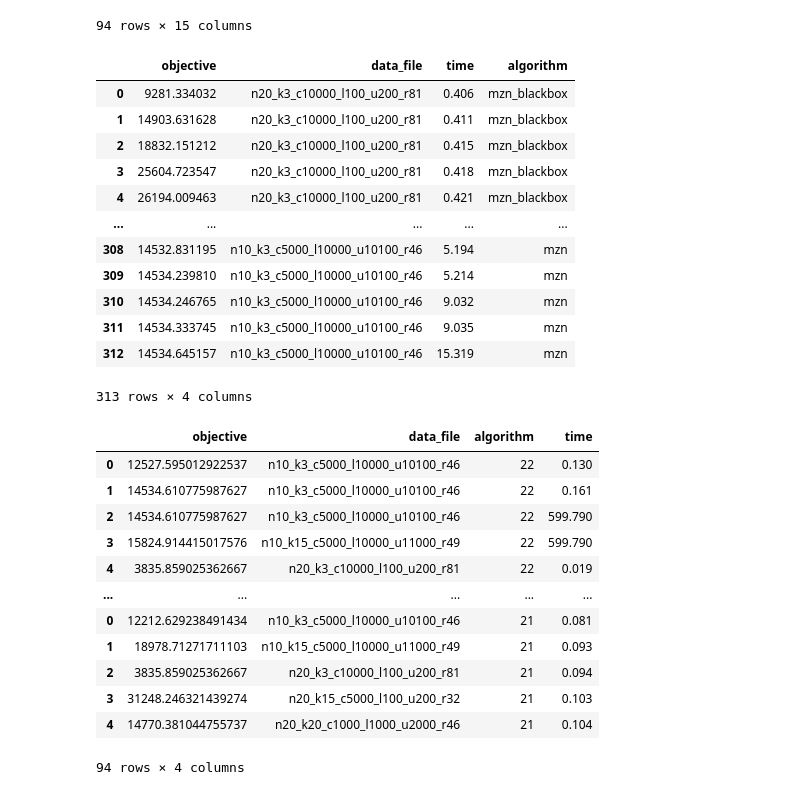
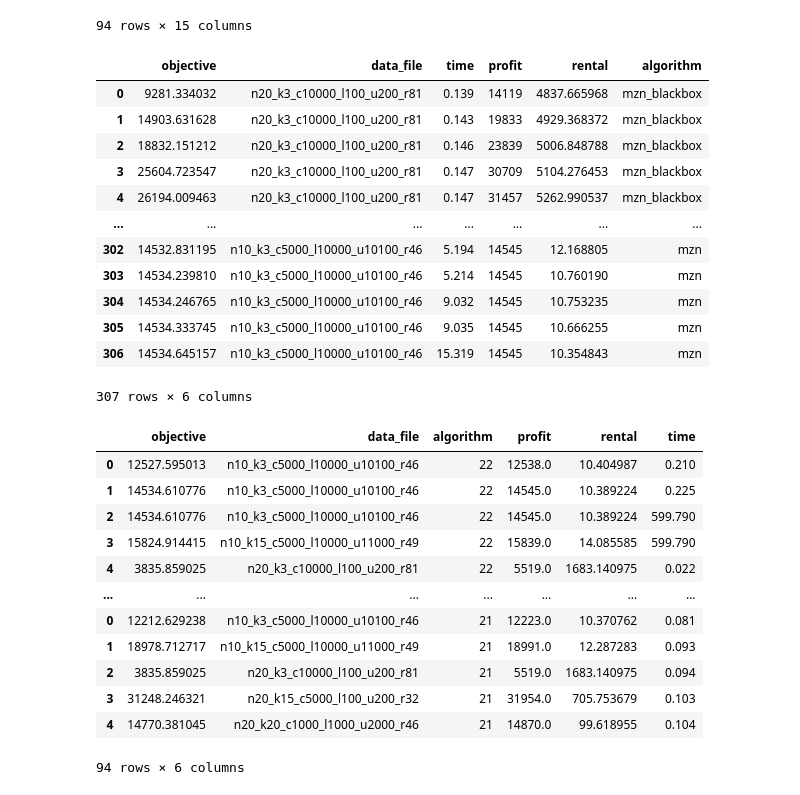
Before and after one commit to kieronqtran/minizinc_blackbox_examples, a Jupyter notebook: benchmark/results/normalise_results.ipynb, the cells around one changed output. Drawn from its saved outputs; the diff is of its cells as text; code cells hidden in the pictures.

```diff
--- a/benchmark/results/normalise_results.ipynb
+++ b/benchmark/results/normalise_results.ipynb
@@ -10,7 +10,6 @@ def load_file(path):
   with open(path, "r") as f:
     return yaml.load(f, Loader=yaml.FullLoader)
 
-
 dir_files = os.path.join(os.path.dirname(os.path.abspath("__file__")), "minizinc")
 files = os.listdir(dir_files)
 sols = [load_file(Path(dir_files,  f)) for f in files if f.endswith("_sol.yml")]
@@ -20,12 +19,15 @@ for i in range(len(sols)):
   for j in range(len(sols[i])):
     if 'solution' in sols[i][j]:
       minizinc.append({
-        'travellingPlan': np.where(np.array(sols[i][j]['solution']['order']))[0].tolist(),
+        'travellingPlan': sols[i][j]['solution']['order'],
         'pickupPlan': np.where(np.array(sols[i][j]['solution']['chosen']))[0].tolist(),
         'model': sols[i][j]['model'],
         'data_file': sols[i][j]['data_file'],
         'time': sols[i][j]['time'],
         'orgin_objective': sols[i][j]['solution']['objective'],
+        'profit': sols[i][j]['solution']['profit'],
+        'rental': sols[i][j]['solution']['rental'],
+        'total_travel_time': sols[i][j]['solution'].get('total_travel_time', sols[i][j]['solution']['rental']),
       })
 minizinc = pd.DataFrame(minizinc)
 minizinc['data_file'] = minizinc['data_file'].apply(lambda x: x.split('/')[-1])
@@ -162,43 +170,53 @@ localsearch
 | 4 | minizinc_n20_k20_c1000_l1000_u200... | 21 | 127.0 | 873.0 | 14870.0 | 4031 | ... |
 94 rows × 15 columns
 # %%
-mzn = minizinc[['orgin_objective', 'data_file', 'model', 'time', 'is_blackbox']].copy()
+mzn = minizinc[['orgin_objective', 'data_file', 'model', 'time', 'profit', 'total_travel_time', 'is_blackbox']].copy()
 mzn['algorithm'] = mzn['is_blackbox'].apply(lambda x: 'mzn' + ('_blackbox' if x else ''))
 mzn['data_file'] = mzn['data_file'].apply(lambda x: x.rstrip('.dzn'))
-mzn = mzn.rename(columns={'orgin_objective': 'objective'})
+mzn = mzn.rename(columns={'orgin_objective': 'objective', 'total_travel_time': 'rental'})
 mzn = mzn.drop(columns=['is_blackbox', 'model'])
 mzn
 # %% [output]
-|  | objective | data_file | time | algorithm |
-| 0 | 9281.334032 | n20_k3_c10000_l100_u200_r81 | 0.406 | mzn_blackbox |
-| 1 | 14903.631628 | n20_k3_c10000_l100_u200_r81 | 0.411 | mzn_blackbox |
-| 2 | 18832.151212 | n20_k3_c10000_l100_u200_r81 | 0.415 | mzn_blackbox |
-| 3 | 25604.723547 | n20_k3_c10000_l100_u200_r81 | 0.418 | mzn_blackbox |
-| 4 | 26194.009463 | n20_k3_c10000_l100_u200_r81 | 0.421 | mzn_blackbox |
-| ... | ... | ... | ... | ... |
-| 308 | 14532.831195 | n10_k3_c5000_l10000_u10100_r46 | 5.194 | mzn |
-| 309 | 14534.239810 | n10_k3_c5000_l10000_u10100_r46 | 5.214 | mzn |
-| 310 | 14534.246765 | n10_k3_c5000_l10000_u10100_r46 | 9.032 | mzn |
-| 311 | 14534.333745 | n10_k3_c5000_l10000_u10100_r46 | 9.035 | mzn |
-| 312 | 14534.645157 | n10_k3_c5000_l10000_u10100_r46 | 15.319 | mzn |
+|  | objective | data_file | time | profit | rental | algorithm |
+| 0 | 9281.334032 | n20_k3_c10000_l100_u200_r81 | 0.139 | 14119 | 4837.665968 | mzn_blackbox |
+| 1 | 14903.631628 | n20_k3_c10000_l100_u200_r81 | 0.143 | 19833 | 4929.368372 | mzn_blackbox |
+| 2 | 18832.151212 | n20_k3_c10000_l100_u200_r81 | 0.146 | 23839 | 5006.848788 | mzn_blackbox |
+| 3 | 25604.723547 | n20_k3_c10000_l100_u200_r81 | 0.147 | 30709 | 5104.276453 | mzn_blackbox |
+| 4 | 26194.009463 | n20_k3_c10000_l100_u200_r81 | 0.147 | 31457 | 5262.990537 | mzn_blackbox |
+| ... | ... | ... | ... | ... | ... | ... |
+| 302 | 14532.831195 | n10_k3_c5000_l10000_u10100_r46 | 5.194 | 14545 | 12.168805 | mzn |
+| 303 | 14534.239810 | n10_k3_c5000_l10000_u10100_r46 | 5.214 | 14545 | 10.760190 | mzn |
+| 304 | 14534.246765 | n10_k3_c5000_l10000_u10100_r46 | 9.032 | 14545 | 10.753235 | mzn |
+| 305 | 14534.333745 | n10_k3_c5000_l10000_u10100_r46 | 9.035 | 14545 | 10.666255 | mzn |
+| 306 | 14534.645157 | n10_k3_c5000_l10000_u10100_r46 | 15.319 | 14545 | 10.354843 | mzn |
-313 rows × 4 columns
+307 rows × 6 columns
 # %%
-alogrithms = localsearch[['objective_score', 'data_file', 'algorithm', 'time']]
-alogrithms = alogrithms.rename(columns={'objective_score': 'objective'})
+alogrithms = localsearch[['objective_score', 'data_file', 'algorithm', 'final_profit', 'final_travel_time', 'time']]
+alogrithms = alogrithms.rename(columns={'objective_score': 'objective', 'final_profit': 'profit', 'final_travel_time': 'rental'})
+
+for col in ['objective', 'profit', 'rental']:
+    alogrithms[col] = alogrithms[col].astype(float)
+
+alogrithms.loc[alogrithms['data_file'] == 'minizinc_n10_k3_c5000_l10000_u10100_r46.ttp', 'rental'] *= 46
+alogrithms.loc[alogrithms['data_file'] == 'minizinc_n10_k15_c5000_l10000_u11000_r49.ttp', 'rental'] *= 49
+alogrithms.loc[alogrithms['data_file'] == 'minizinc_n20_k3_c10000_l100_u200_r81.ttp', 'rental'] *= 81
+alogrithms.loc[alogrithms['data_file'] == 'minizinc_n20_k15_c5000_l100_u200_r32.ttp', 'rental'] *= 32
+alogrithms.loc[alogrithms['data_file'] == 'minizinc_n20_k20_c1000_l1000_u2000_r46.ttp', 'rental'] *= 46
+
 alogrithms['data_file'] = alogrithms['data_file'].apply(lambda x: x.rstrip('.ttp').split('_', 1)[1])
 alogrithms
 # %% [output]
-|  | objective | data_file | algorithm | time |
-| 0 | 12527.595012922537 | n10_k3_c5000_l10000_u10100_r46 | 22 | 0.130 |
-| 1 | 14534.610775987627 | n10_k3_c5000_l10000_u10100_r46 | 22 | 0.161 |
-| 2 | 14534.610775987627 | n10_k3_c5000_l10000_u10100_r46 | 22 | 599.790 |
-| 3 | 15824.914415017576 | n10_k15_c5000_l10000_u11000_r49 | 22 | 599.790 |
-| 4 | 3835.859025362667 | n20_k3_c10000_l100_u200_r81 | 22 | 0.019 |
-| ... | ... | ... | ... | ... |
-| 0 | 12212.629238491434 | n10_k3_c5000_l10000_u10100_r46 | 21 | 0.081 |
-| 1 | 18978.71271711103 | n10_k15_c5000_l10000_u11000_r49 | 21 | 0.093 |
-| 2 | 3835.859025362667 | n20_k3_c10000_l100_u200_r81 | 21 | 0.094 |
-| 3 | 31248.246321439274 | n20_k15_c5000_l100_u200_r32 | 21 | 0.103 |
-| 4 | 14770.381044755737 | n20_k20_c1000_l1000_u2000_r46 | 21 | 0.104 |
+|  | objective | data_file | algorithm | profit | rental | time |
+| 0 | 12527.595013 | n10_k3_c5000_l10000_u10100_r46 | 22 | 12538.0 | 10.404987 | 0.210 |
+| 1 | 14534.610776 | n10_k3_c5000_l10000_u10100_r46 | 22 | 14545.0 | 10.389224 | 0.225 |
+| 2 | 14534.610776 | n10_k3_c5000_l10000_u10100_r46 | 22 | 14545.0 | 10.389224 | 599.790 |
+| 3 | 15824.914415 | n10_k15_c5000_l10000_u11000_r49 | 22 | 15839.0 | 14.085585 | 599.790 |
+| 4 | 3835.859025 | n20_k3_c10000_l100_u200_r81 | 22 | 5519.0 | 1683.140975 | 0.022 |
+| ... | ... | ... | ... | ... | ... | ... |
+| 0 | 12212.629238 | n10_k3_c5000_l10000_u10100_r46 | 21 | 12223.0 | 10.370762 | 0.081 |
+| 1 | 18978.712717 | n10_k15_c5000_l10000_u11000_r49 | 21 | 18991.0 | 12.287283 | 0.093 |
+| 2 | 3835.859025 | n20_k3_c10000_l100_u200_r81 | 21 | 5519.0 | 1683.140975 | 0.094 |
+| 3 | 31248.246321 | n20_k15_c5000_l100_u200_r32 | 21 | 31954.0 | 705.753679 | 0.103 |
+| 4 | 14770.381045 | n20_k20_c1000_l1000_u2000_r46 | 21 | 14870.0 | 99.618955 | 0.104 |
-94 rows × 4 columns
+94 rows × 6 columns
 # %%
```
Also changed, not shown: parts of 8 cells of this notebook, 16 other files.
